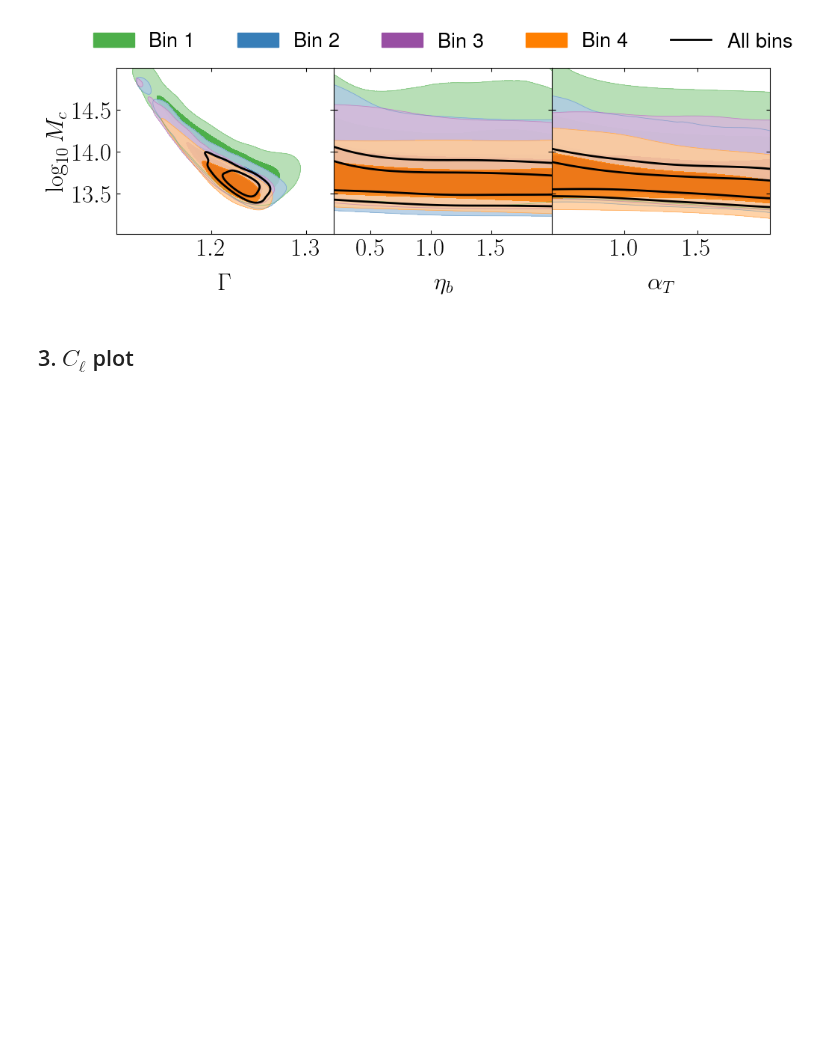
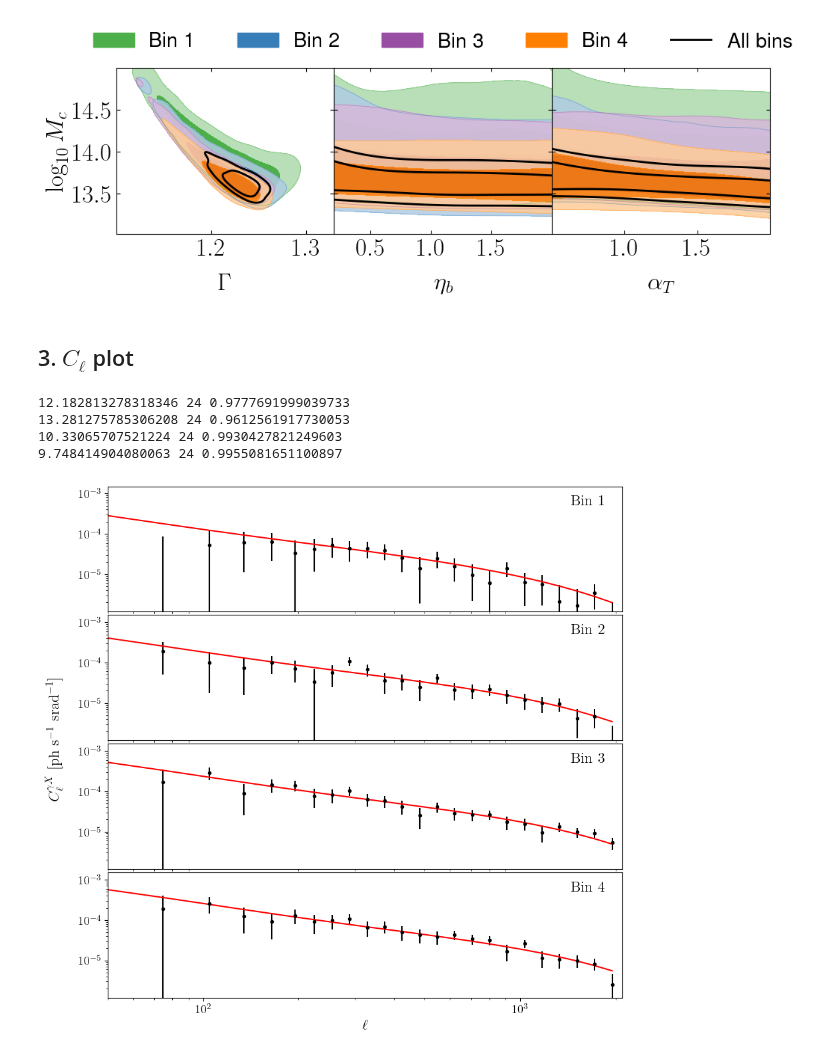
Before and after one commit to Cosmotheka/Cosmotheka_likelihoods, a Jupyter notebook: papers/ROSATx/Likelihood.ipynb, the cells around one changed output. Saved outputs shown, nothing was run; the diff lists cells and outputs as text; code cells hidden in the pictures; blank space fills up the shorter version.

```diff
--- a/papers/ROSATx/Likelihood.ipynb
+++ b/papers/ROSATx/Likelihood.ipynb
@@ -1,4 +1,7 @@
 # %%
+import numpy as np
+import rosatX as rx
+import scipy.stats as st
 import matplotlib.pyplot as plt
 from matplotlib import rc
 
@@ -7,7 +10,10 @@ from getdist import plots, loadMCSamples
 rc("font", **{"family": "sans-serif", "sans-serif": ["Helvetica"]})
 rc("text", usetex=True)
 
-my_colours = ["#4DAF4A", "#377EB8", "#984EA3", "#E41A1C", "#FF7F00"]
+#my_colours = ["#4DAF4A", "#377EB8", "#984EA3", "#E41A1C", "#FF7F00"]
+my_colours = ["#4DAF4A", "#377EB8", "#984EA3", "#FF7F00", "black"]
+
+params_all = ["lMc", "gamma", "alpha_T", "eta_b"]
 # %% [markdown]
 ## 1. Read all chains
 # %%
@@ -85,3 +73,61 @@ plt.savefig("Plots/rectangle_main.pdf", bbox_inches="tight")
 [figure]
 # %% [markdown]
 ## 3. $C_\ell$ plot
+# %%
+lc = rx.ROSATxLike(params_vary=params_all,
+                   bins=[0, 1, 2, 3])
+
+imin = np.argmin(chains_all["chi2"])
+
+theory = lc.get_model(
+            lMc=chains_all["lMc"][imin],
+            gamma=chains_all["gamma"][imin],
+            eta_b=chains_all["eta_b"][imin],
+            alpha_T=chains_all["alpha_T"][imin])
+# %%
+mosaic = """
+A
+B
+C
+D
+"""
+
+fig, axes = plt.subplot_mosaic(mosaic=mosaic, figsize=(10, 10))
+plt.subplots_adjust(hspace=0.03, wspace=0.03)
+for i, a in enumerate(["A", "B", "C", "D"]):
+    ax = axes[a]
+    clm = lc.cl_meta[i]
+    cl_theory = theory[i]
+    r = clm["cld"] - cl_theory
+    chi2 = np.dot(r, np.linalg.solve(clm["cov"], r))
+    print(chi2, len(cl_theory), 1 - st.chi2.cdf(chi2, len(cl_theory)))
+    ax.errorbar(clm["ls"],
+                clm["cld"],
+                yerr=np.sqrt(np.diag(clm["cov"])), fmt="k.")
+    ax.plot(clm["ls"], cl_theory, "r-")
+    ax.set_xscale("log")
+    ax.set_yscale("log")
+    ax.set_ylim([1.2e-6, 1.5e-3])
+    ax.set_xlim([50, 2100])
+    ax.tick_params(axis="both", labelsize=13)
+    ax.text(0.9, 0.85,
+            r"${\rm Bin\,\,%d}$" % (i + 1),
+            transform=ax.transAxes,
+            fontsize=16)
+axes["A"].set_xticks([])
+axes["B"].set_xticks([])
+axes["C"].set_xticks([])
+axes["D"].set_xlabel(r"$\ell$", fontsize=16)
+
+fig.supylabel(
+    r"$C_\ell^{\gamma X}\,\,[{\rm ph\,\,s^{-1}\,\,{\rm srad}^{-1}}]$",
+    fontsize=16,
+    x=0.03)
+
+plt.savefig("allcl.pdf", bbox_inches="tight")
+# %% [output]
+12.182813278318346 24 0.9777691999039733
+13.281275785306208 24 0.9612561917730053
+10.33065707521224 24 0.9930427821249603
+9.748414904080063 24 0.9955081651100897
+[figure, added]
```
Also changed, not shown: parts of 21 cells of this notebook, 8 other files.
